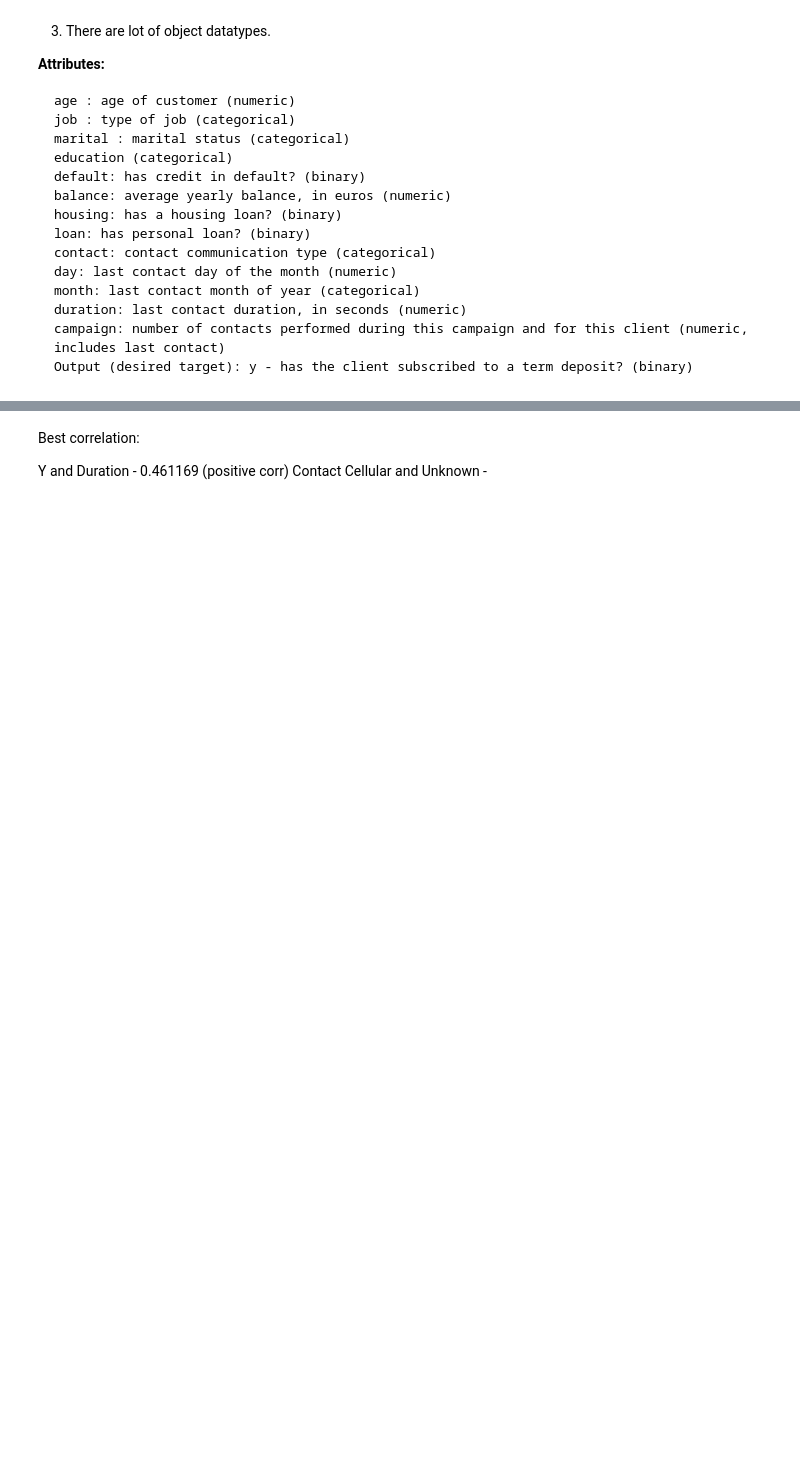
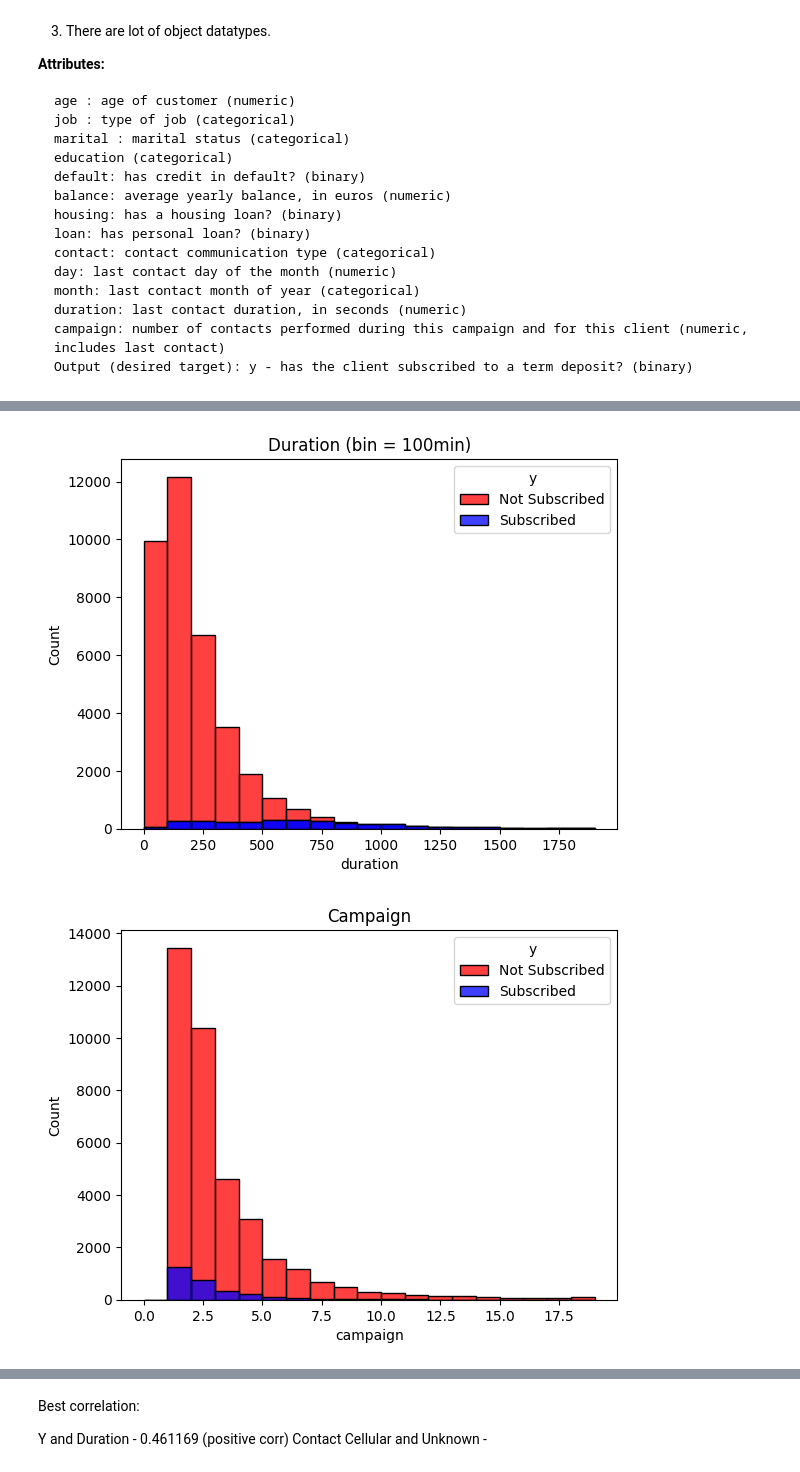
Before and after one commit to kuzhuppillil/4jwFB7LZrh7Mn9TT, a Jupyter notebook: Term_Deposit_Marketing.ipynb, the cells around one changed output, grey strips where cells are left out. Drawn from its saved outputs; the diff is of its cells as text; code cells hidden in the pictures; blank space fills up the shorter version.

```diff
--- a/Term_Deposit_Marketing.ipynb
+++ b/Term_Deposit_Marketing.ipynb
@@ -90,0 +154,23 @@ df['loan'] = df['loan'].str.replace('yes','1').str.replace('no','0').astype(int)
+# %%
+
+sns.histplot(data=df[df["y"]==0], x="duration", color='red', label ='Not Subscribed', bins = list(range(0, 2000,100 )))
+sns.histplot(data=df[df["y"]==1], x="duration", color='blue', bins = list(range(0, 2000,100 )))
+sns.histplot(data=df[df["y"]==1], x="duration", color='blue', label ='Subscribed', bins = list(range(0, 2000,100 )))
+plt.title('Duration (bin = 100min)')
+plt.legend(title = 'y')
+plt.show()
+
+sns.histplot(data=df[df["y"]==0], x="campaign", color='red', label ='Not Subscribed', bins = list(range(0, 20,1 )))
+sns.histplot(data=df[df["y"]==1], x="campaign", color='blue', label ='Subscribed', bins = list(range(0, 20,1 )))
+plt.title('Campaign')
+plt.legend(title = 'y')
+plt.show()
+
+sns.histplot(data=df[df["y"]==0], x="balance", color='red', label ='Not Subscribed', bins = list(range(0, 10000, 500)))
+sns.histplot(data=df[df["y"]==1], x="balance", color='blue', label ='Subscribed', bins = list(range(0, 10000, 500)))
+plt.title('Balance')
+plt.legend(title = 'y')
+plt.show()
+# %% [output]
+[figure, added]
+[figure, added]
```
Also changed, not shown: parts of 22 cells of this notebook.
